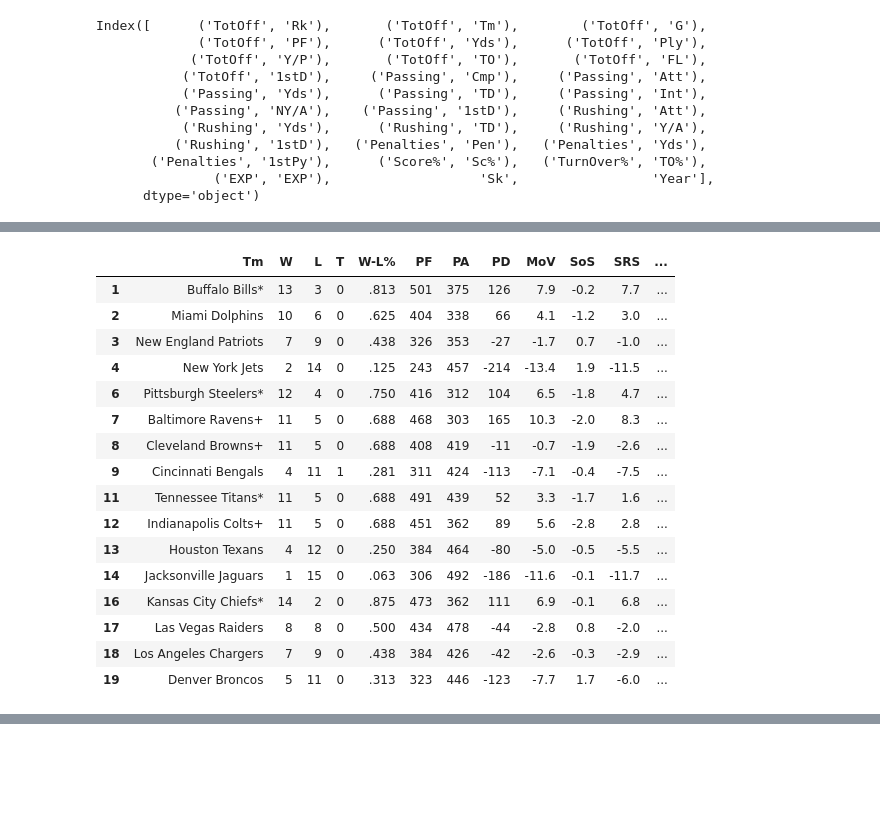
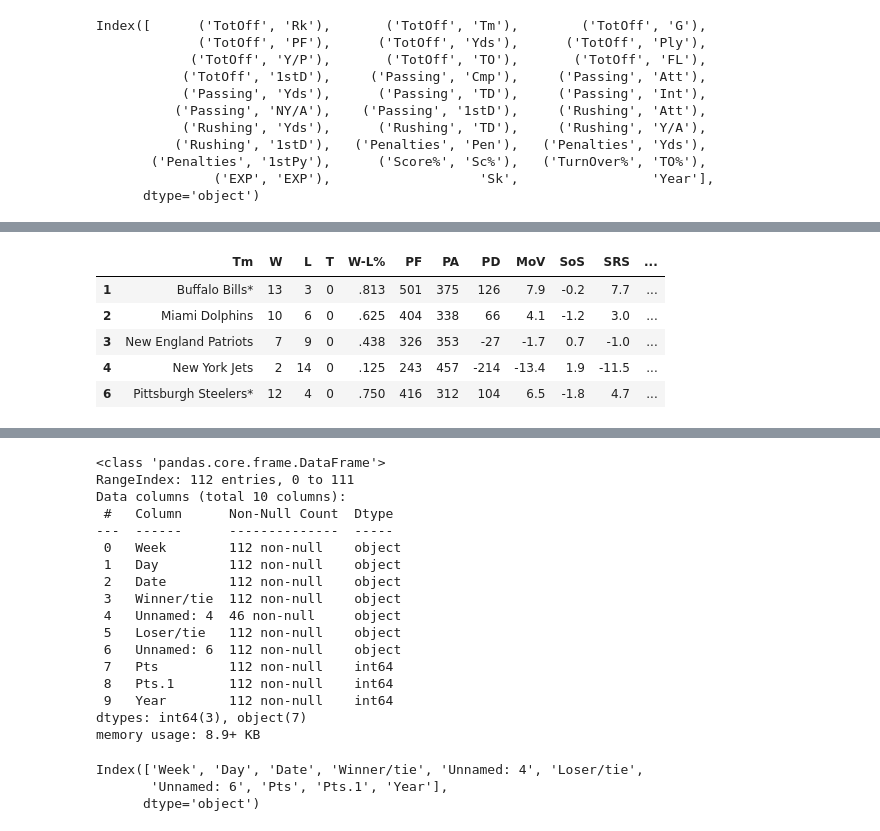
Before and after one commit to scottstack19/SB55-projection, a Jupyter notebook: code_initial.ipynb, the cells around one changed output, grey strips where cells are left out. Saved outputs shown, nothing was run; the diff lists cells and outputs as text; code cells hidden in the pictures; blank space fills up the shorter version.

```diff
--- a/code_initial.ipynb
+++ b/code_initial.ipynb
@@ -264,23 +277,12 @@ AFCStandings.head(16)
 # %%
-NFCStandings.head(16)
+NFCStandings.head()
 # %% [output]
 |  | Tm | W | L | T | W-L% | PF | PA | PD | MoV | SoS | SRS | ... |
 | 1 | Buffalo Bills* | 13 | 3 | 0 | .813 | 501 | 375 | 126 | 7.9 | -0.2 | 7.7 | ... |
 | 2 | Miami Dolphins | 10 | 6 | 0 | .625 | 404 | 338 | 66 | 4.1 | -1.2 | 3.0 | ... |
 | 3 | New England Patriots | 7 | 9 | 0 | .438 | 326 | 353 | -27 | -1.7 | 0.7 | -1.0 | ... |
 | 4 | New York Jets | 2 | 14 | 0 | .125 | 243 | 457 | -214 | -13.4 | 1.9 | -11.5 | ... |
 | 6 | Pittsburgh Steelers* | 12 | 4 | 0 | .750 | 416 | 312 | 104 | 6.5 | -1.8 | 4.7 | ... |
-| 7 | Baltimore Ravens+ | 11 | 5 | 0 | .688 | 468 | 303 | 165 | 10.3 | -2.0 | 8.3 | ... |
-| 8 | Cleveland Browns+ | 11 | 5 | 0 | .688 | 408 | 419 | -11 | -0.7 | -1.9 | -2.6 | ... |
-| 9 | Cincinnati Bengals | 4 | 11 | 1 | .281 | 311 | 424 | -113 | -7.1 | -0.4 | -7.5 | ... |
-| 11 | Tennessee Titans* | 11 | 5 | 0 | .688 | 491 | 439 | 52 | 3.3 | -1.7 | 1.6 | ... |
-| 12 | Indianapolis Colts+ | 11 | 5 | 0 | .688 | 451 | 362 | 89 | 5.6 | -2.8 | 2.8 | ... |
-| 13 | Houston Texans | 4 | 12 | 0 | .250 | 384 | 464 | -80 | -5.0 | -0.5 | -5.5 | ... |
-| 14 | Jacksonville Jaguars | 1 | 15 | 0 | .063 | 306 | 492 | -186 | -11.6 | -0.1 | -11.7 | ... |
-| 16 | Kansas City Chiefs* | 14 | 2 | 0 | .875 | 473 | 362 | 111 | 6.9 | -0.1 | 6.8 | ... |
-| 17 | Las Vegas Raiders | 8 | 8 | 0 | .500 | 434 | 478 | -44 | -2.8 | 0.8 | -2.0 | ... |
-| 18 | Los Angeles Chargers | 7 | 9 | 0 | .438 | 384 | 426 | -42 | -2.6 | -0.3 | -2.9 | ... |
-| 19 | Denver Broncos | 5 | 11 | 0 | .313 | 323 | 446 | -123 | -7.7 | 1.7 | -6.0 | ... |
 # %%
 #get playoff results data
 #includes winner and score
@@ -333,3 +335,29 @@ PlayOffs.head(13)
 | 10 | ConfChamp | Sun | 2021-01-24 | Kansas City Chiefs | NaN | Buffalo Bills | boxscore | 38 | 24 | 2020 |
 | 11 | ConfChamp | Sun | 2021-01-24 | Tampa Bay Buccaneers | @ | Green Bay Packers | boxscore | 31 | 26 | 2020 |
 | 12 | SuperBowl | Sun | 2021-02-07 | Tampa Bay Buccaneers | N | Kansas City Chiefs | boxscore | 31 | 9 | 2020 |
+# %%
+PlayOffs.info()
+# %% [output]
+<class 'pandas.core.frame.DataFrame'>
+RangeIndex: 112 entries, 0 to 111
+Data columns (total 10 columns):
+ #   Column      Non-Null Count  Dtype
+---  ------      --------------  -----
+ 0   Week        112 non-null    object
+ 1   Day         112 non-null    object
+ 2   Date        112 non-null    object
+ 3   Winner/tie  112 non-null    object
+ 4   Unnamed: 4  46 non-null     object
+ 5   Loser/tie   112 non-null    object
+ 6   Unnamed: 6  112 non-null    object
+ 7   Pts         112 non-null    int64
+ 8   Pts.1       112 non-null    int64
+ 9   Year        112 non-null    int64
+dtypes: int64(3), object(7)
+memory usage: 8.9+ KB
+# %%
+PlayOffs.keys()
+# %% [output]
+Index(['Week', 'Day', 'Date', 'Winner/tie', 'Unnamed: 4', 'Loser/tie',
+       'Unnamed: 6', 'Pts', 'Pts.1', 'Year'],
+      dtype='object')
```
Also changed, not shown: parts of 15 cells of this notebook.
